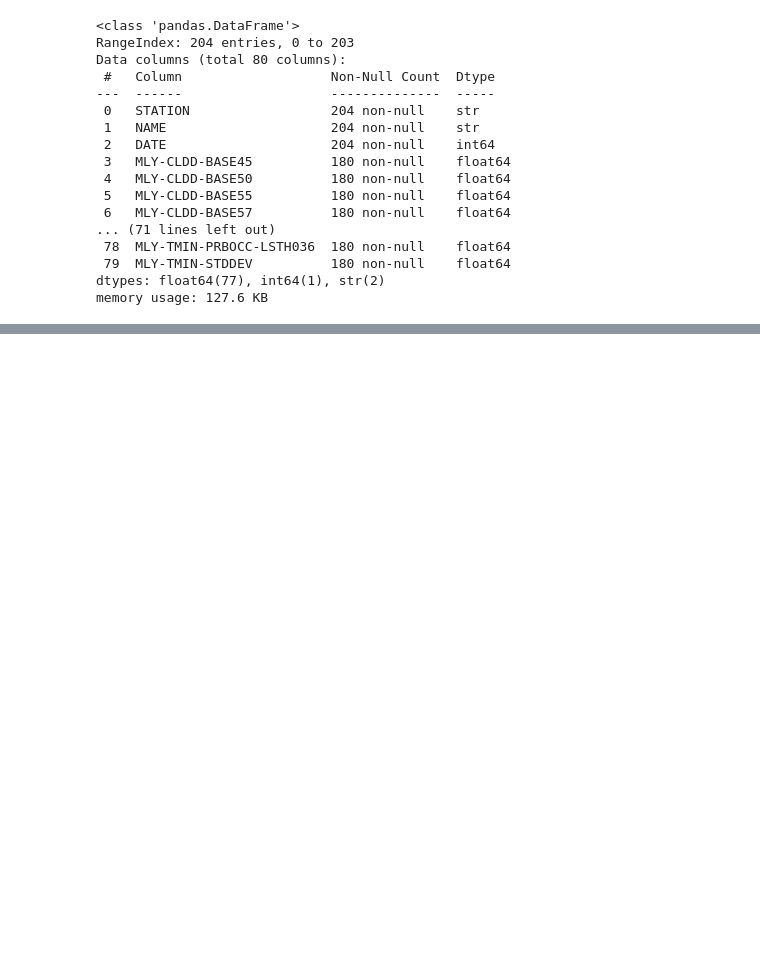
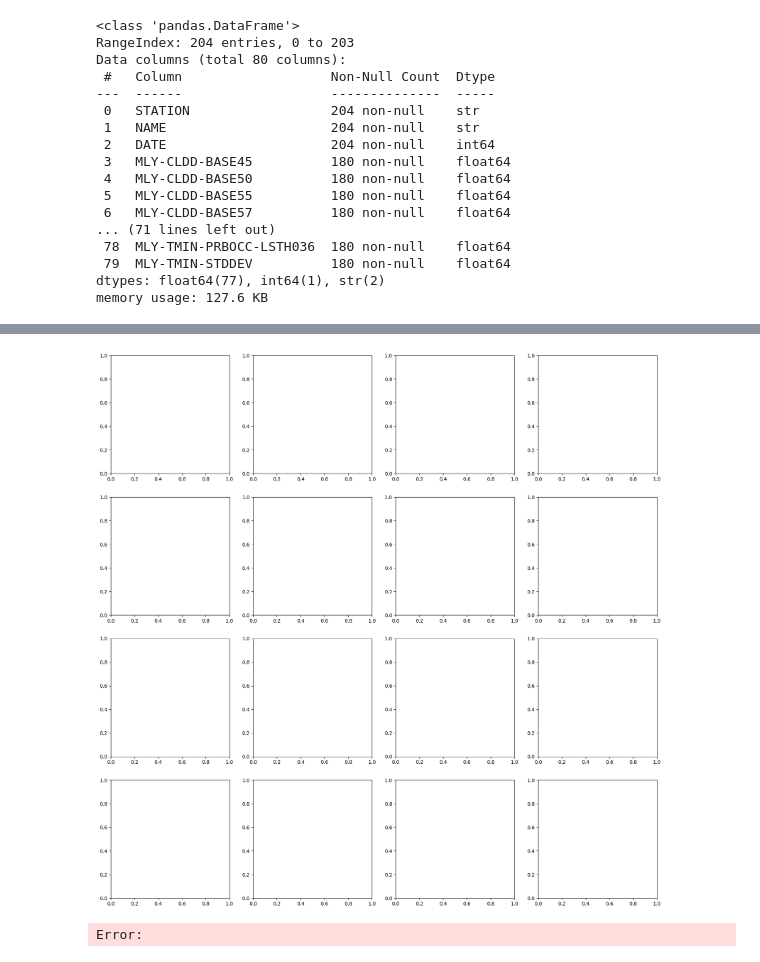
Before and after one commit to mwanyumba7/Python-Deep-Dive-Demos, a Jupyter notebook: PyData-Class-Notes-2506/deep-dive-into-matplotlib-and-seaborn.ipynb, the cells around one changed output, grey strips where cells are left out. Cells and saved outputs as stored; diff of their text form; code cells hidden in the pictures; blank space fills up the shorter version.

```diff
--- a/PyData-Class-Notes-2506/deep-dive-into-matplotlib-and-seaborn.ipynb
+++ b/PyData-Class-Notes-2506/deep-dive-into-matplotlib-and-seaborn.ipynb
@@ -86,0 +277,7 @@ memory usage: 127.6 KB
+# %%
+# Now plot the same graph for at least four other years in your dataset and compare the results
+
+fig , ax = plt.subplots(4,4, figsize=(20,20))
+# %% [output]
+[figure, added]
+Error:
```
Also changed, not shown: parts of 23 cells of this notebook, 17 other files.
